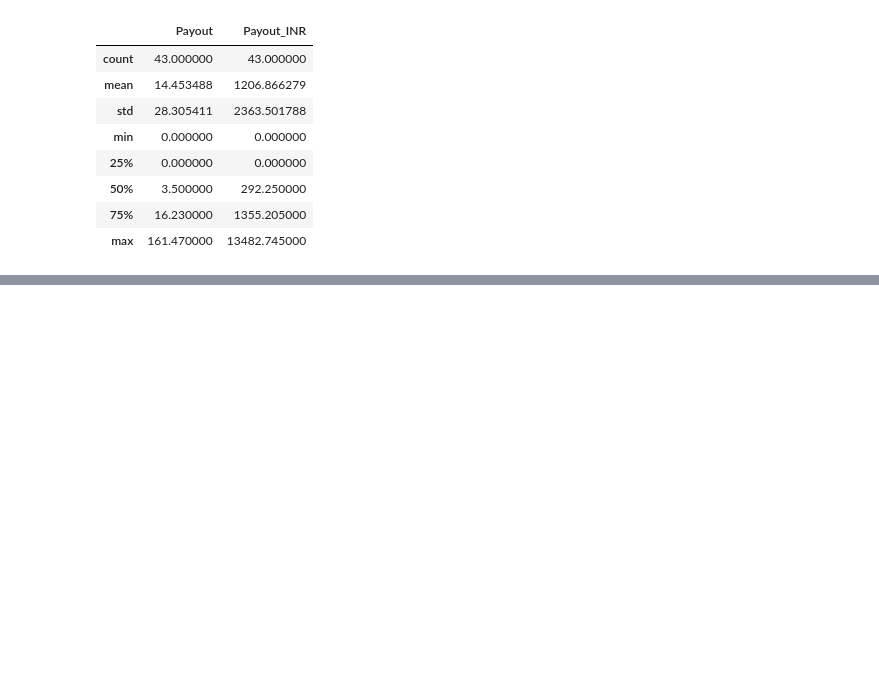
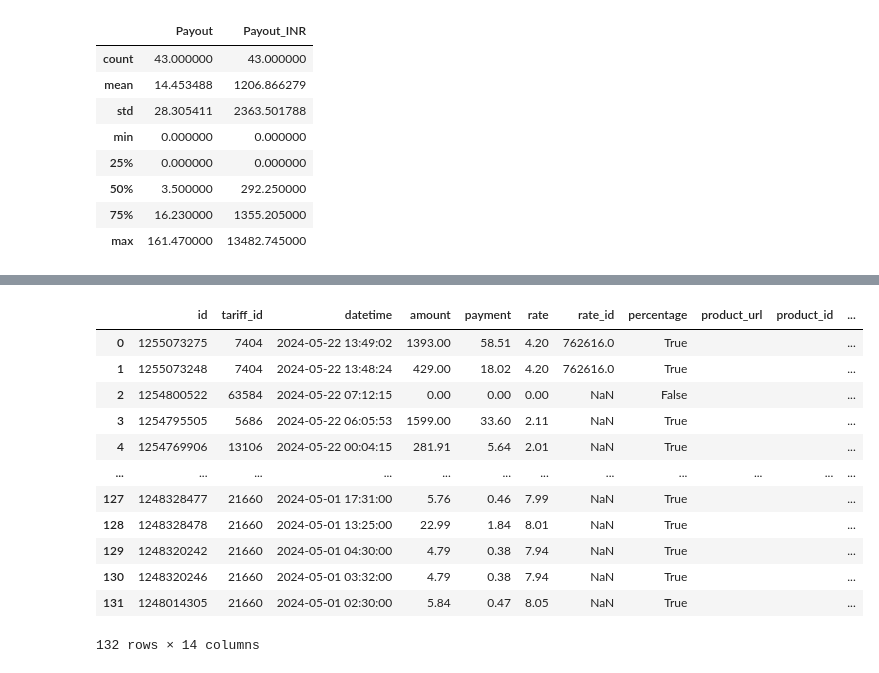
Before and after one commit to Maruf-Ahmad-khan/Data-Structure-And-Pandas-Leet-Code-solution-And-Regular-Expressions-in-Python, a Jupyter notebook: Data Structure with python/Pandas Joins.ipynb, the cells around one changed output, grey strips where cells are left out. Cells and saved outputs as stored; diff of their text form; code cells hidden in the pictures; blank space fills up the shorter version.

```diff
--- a/Data Structure with python/Pandas Joins.ipynb
+++ b/Data Structure with python/Pandas Joins.ipynb
@@ -282,0 +411,2 @@ ans.describe()
+# %%
+df_3=pd.json_normalize(df_2['a'])
@@ -282,0 +429,22 @@ ans.describe()
+# %%
+df_4=pd.json_normalize(df_3['positions'])
+# %%
+df_4.columns = ['a']
+# %%
+df_5 = pd.json_normalize(df_4['a'])
+# %%
+df_5
+# %% [output]
+|  | id | tariff_id | datetime | amount | payment | rate | rate_id | percentage | product_url | product_id | ... |
+| 0 | 1255073275 | 7404 | 2024-05-22 13:49:02 | 1393.00 | 58.51 | 4.20 | 762616.0 | True |  |  | ... |
+| 1 | 1255073248 | 7404 | 2024-05-22 13:48:24 | 429.00 | 18.02 | 4.20 | 762616.0 | True |  |  | ... |
+| 2 | 1254800522 | 63584 | 2024-05-22 07:12:15 | 0.00 | 0.00 | 0.00 | NaN | False |  |  | ... |
+| 3 | 1254795505 | 5686 | 2024-05-22 06:05:53 | 1599.00 | 33.60 | 2.11 | NaN | True |  |  | ... |
+| 4 | 1254769906 | 13106 | 2024-05-22 00:04:15 | 281.91 | 5.64 | 2.01 | NaN | True |  |  | ... |
+| ... | ... | ... | ... | ... | ... | ... | ... | ... | ... | ... | ... |
+| 127 | 1248328477 | 21660 | 2024-05-01 17:31:00 | 5.76 | 0.46 | 7.99 | NaN | True |  |  | ... |
+| 128 | 1248328478 | 21660 | 2024-05-01 13:25:00 | 22.99 | 1.84 | 8.01 | NaN | True |  |  | ... |
+| 129 | 1248320242 | 21660 | 2024-05-01 04:30:00 | 4.79 | 0.38 | 7.94 | NaN | True |  |  | ... |
+| 130 | 1248320246 | 21660 | 2024-05-01 03:32:00 | 4.79 | 0.38 | 7.94 | NaN | True |  |  | ... |
+| 131 | 1248014305 | 21660 | 2024-05-01 02:30:00 | 5.84 | 0.47 | 8.05 | NaN | True |  |  | ... |
+132 rows × 14 columns
```
Also changed, not shown: parts of 17 cells of this notebook, 1 other file.
